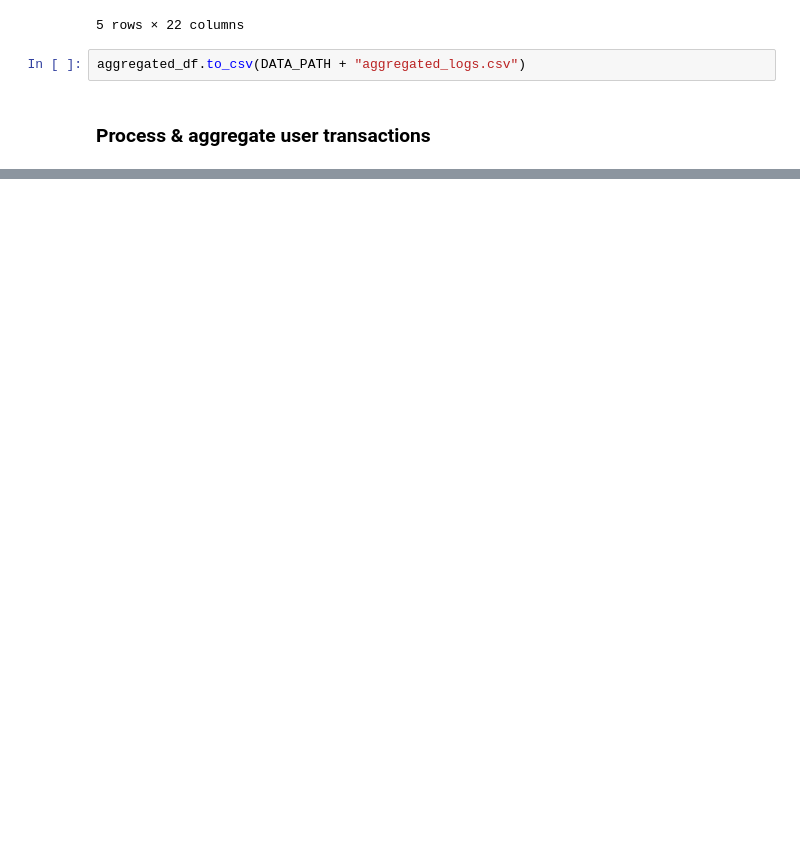
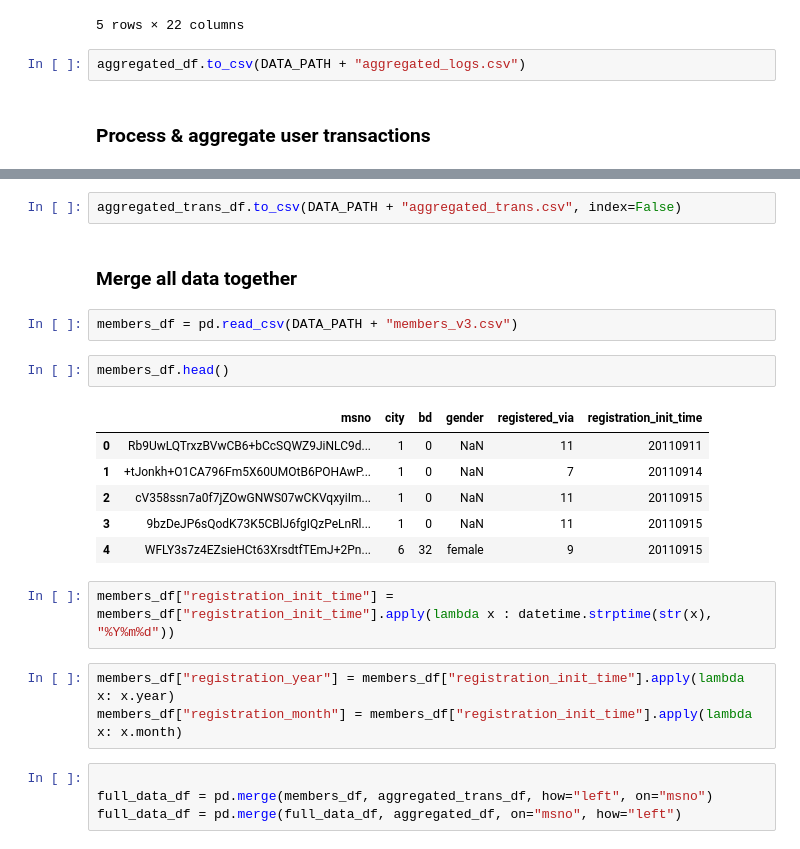
Before and after one commit to stanislavlia/churn_rate_mlops, a Jupyter notebook: churn_preprocessing.ipynb, the cells around one changed output, grey strips where cells are left out. Saved outputs shown, nothing was run; the diff lists cells and outputs as text; blank space fills up the shorter version.

```diff
--- a/churn_preprocessing.ipynb
+++ b/churn_preprocessing.ipynb
@@ -156,0 +254,24 @@ aggregated_df.to_csv(DATA_PATH + "aggregated_logs.csv")
+# %%
+aggregated_trans_df.to_csv(DATA_PATH + "aggregated_trans.csv", index=False)
+# %% [markdown]
+### Merge all data together
+# %%
+members_df = pd.read_csv(DATA_PATH + "members_v3.csv")
+# %%
+members_df.head()
+# %% [output]
+|  | msno | city | bd | gender | registered_via | registration_init_time |
+| 0 | Rb9UwLQTrxzBVwCB6+bCcSQWZ9JiNLC9d... | 1 | 0 | NaN | 11 | 20110911 |
+| 1 | +tJonkh+O1CA796Fm5X60UMOtB6POHAwP... | 1 | 0 | NaN | 7 | 20110914 |
+| 2 | cV358ssn7a0f7jZOwGNWS07wCKVqxyiIm... | 1 | 0 | NaN | 11 | 20110915 |
+| 3 | 9bzDeJP6sQodK73K5CBlJ6fgIQzPeLnRl... | 1 | 0 | NaN | 11 | 20110915 |
+| 4 | WFLY3s7z4EZsieHCt63XrsdtfTEmJ+2Pn... | 6 | 32 | female | 9 | 20110915 |
+# %%
+members_df["registration_init_time"] = members_df["registration_init_time"].apply(lambda x : datetime.strptime(str(x), "%Y%m%d"))
+# %%
+members_df["registration_year"] = members_df["registration_init_time"].apply(lambda x: x.year)
+members_df["registration_month"] = members_df["registration_init_time"].apply(lambda x: x.month)
+# %%
+
+full_data_df = pd.merge(members_df, aggregated_trans_df, how="left", on="msno")
+full_data_df = pd.merge(full_data_df, aggregated_df, on="msno", how="left")
```
Also changed, not shown: parts of 10 cells of this notebook.
